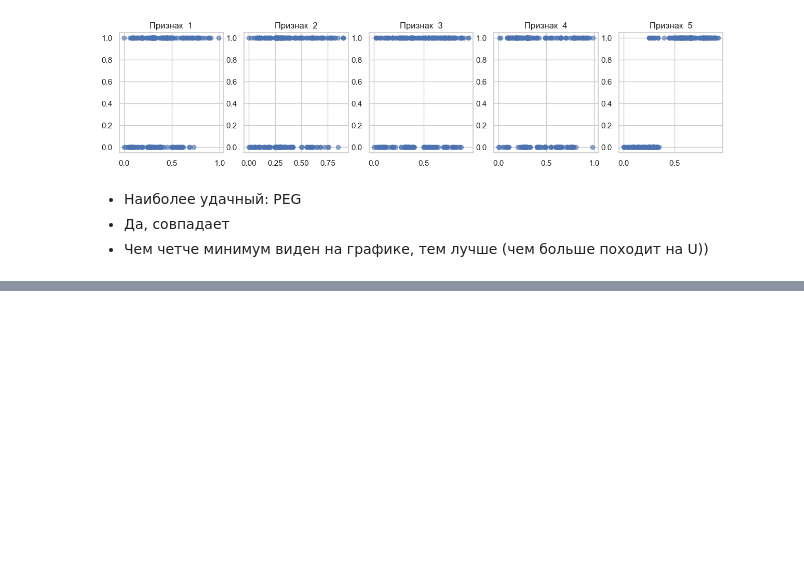
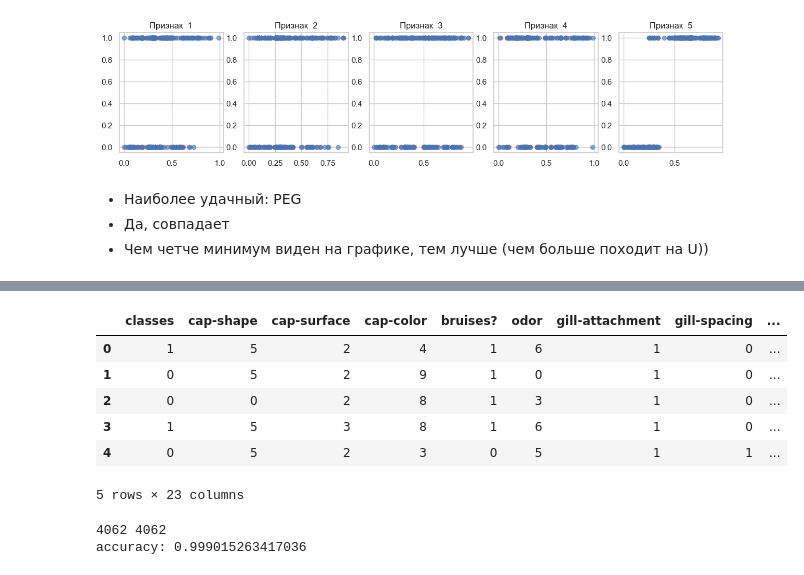
Before and after one commit to AlexElUl/DecisionTree, a Jupyter notebook: sol.ipynb, the cells around one changed output, grey strips where cells are left out. Saved outputs shown, nothing was run; the diff lists cells and outputs as text; code cells hidden in the pictures; blank space fills up the shorter version.

```diff
--- a/sol.ipynb
+++ b/sol.ipynb
@@ -204,3 +240,16 @@ df.head()
 5 rows × 23 columns
 # %%
-X, y = df.iloc[:, 1:].values,  df.iloc[:, 0].values
+from sklearn.preprocessing import LabelEncoder
+
+for column in columns:
+    df[column] = LabelEncoder().fit_transform(df[column])
+# %%
+df.head()
+# %% [output]
+|  | classes | cap-shape | cap-surface | cap-color | bruises? | odor | gill-attachment | gill-spacing | ... |
+| 0 | 1 | 5 | 2 | 4 | 1 | 6 | 1 | 0 | ... |
+| 1 | 0 | 5 | 2 | 9 | 1 | 0 | 1 | 0 | ... |
+| 2 | 0 | 0 | 2 | 8 | 1 | 3 | 1 | 0 | ... |
+| 3 | 1 | 5 | 3 | 8 | 1 | 6 | 1 | 0 | ... |
+| 4 | 0 | 5 | 2 | 3 | 0 | 5 | 1 | 1 | ... |
+5 rows × 23 columns
@@ -206,0 +259,16 @@ X, y = df.iloc[:, 1:].values,  df.iloc[:, 0].values
+# %%
+featers_types = len(columns)*['categorical']
+notYetHalf = np.random.permutation(X.shape[0])
+train_id, test_id = notYetHalf[:(len(notYetHalf) // 2)], notYetHalf[(len(notYetHalf) // 2):]
+print(len(train_id), len(test_id))
+X_train, X_test, y_train, y_test = X[train_id], X[test_id], y[train_id], y[test_id]
+
+from tree_code import DecisionTree as DT
+dt = DT(feature_types=featers_types)
+dt.fit(X_train, y_train)
+y_pred = dt.predict(X_test)
+accuracy = accuracy_score(y_test, y_pred)
+print('accuracy:', accuracy)
+# %% [output]
+4062 4062
+accuracy: 0.999015263417036
```
Also changed, not shown: parts of 5 cells of this notebook.
